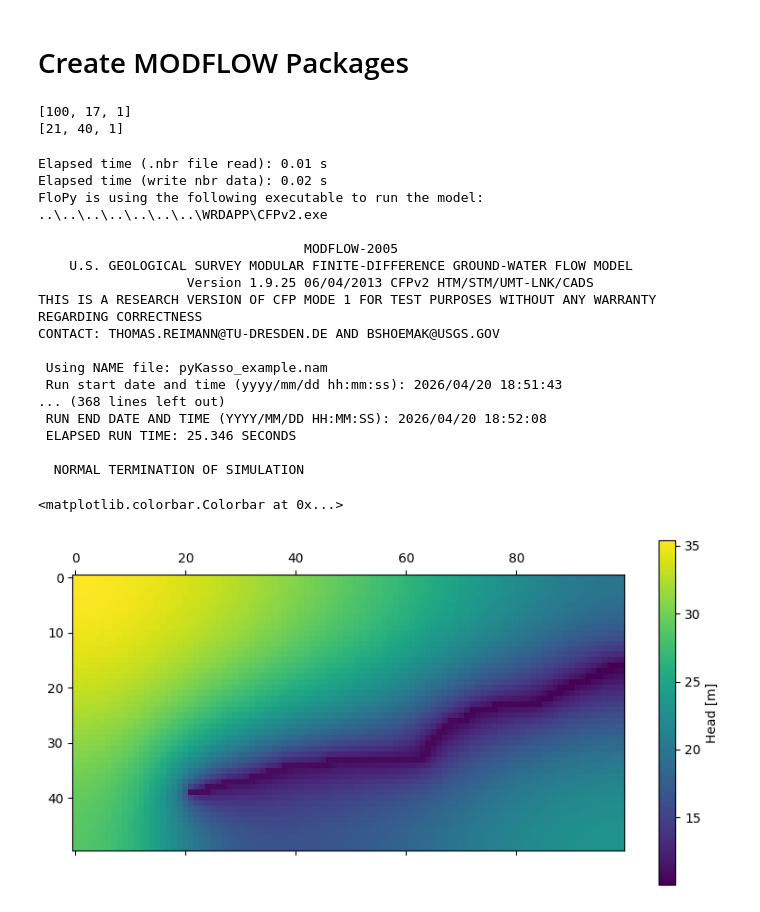
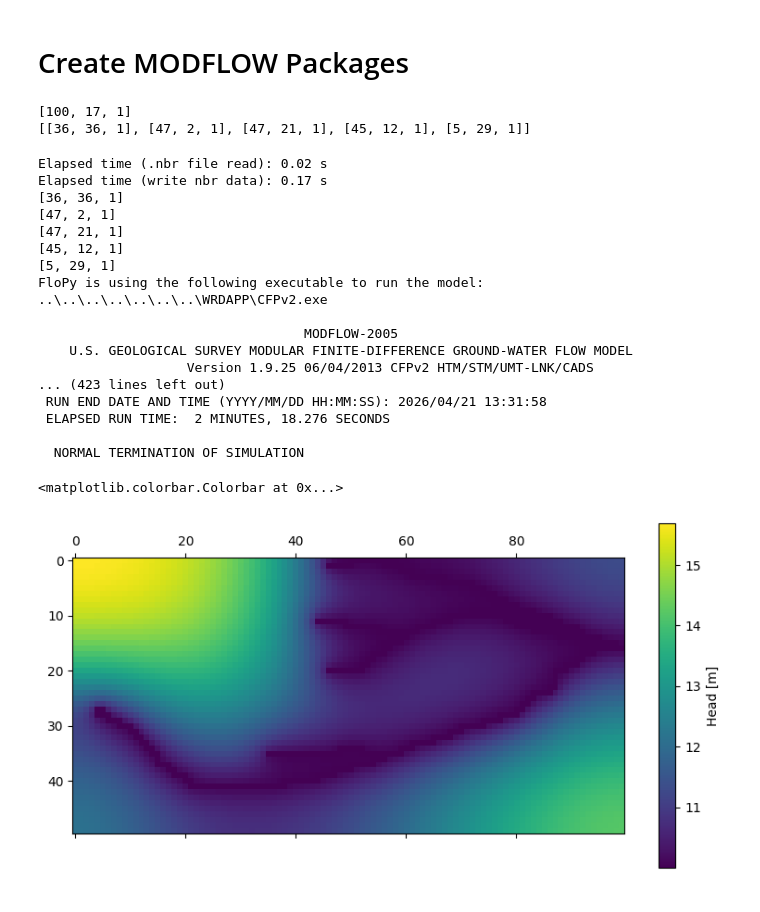
Before and after one commit to iGW-TU-Dresden/CFPy, a Jupyter notebook: vlab/VLAB_03.ipynb, the cells around one changed output. Saved outputs shown, nothing was run; the diff lists cells and outputs as text; code cells hidden in the pictures.

Commit message:
update VLAB03 example

```diff
--- a/vlab/VLAB_03.ipynb
+++ b/vlab/VLAB_03.ipynb
@@ -513,14 +451,31 @@ i.e., whether branches are correctly isolated or ifthey got connected during pro
 # Create MODFLOW Packages
 # %%
 # Get the modflow indices for spring
-col_idx_spring, row_idx_spring = position_to_index(o_x, o_y)
-idxs_spring = [int(col_idx_spring), int(row_idx_spring), 1]
+# get the first spring only
+idxs_spring_pk = np.argwhere(~np.isnan(outlets))[0]
+# reverse column and row index and add 1 to conform with modflow
+idxs_spring = [int(idxs_spring_pk[1] + 1), int(idxs_spring_pk[0] + 1), 1]
 
 print(idxs_spring)
 
 # Get the modflow indices for inlet
-col_idx_inlet, row_idx_inlet = position_to_index(in_x_0, in_y_0)
-idxs_inlet = [int(col_idx_inlet), int(row_idx_inlet), 1]
+# Store the nodes in a DataFrame
+df = pd.DataFrame.from_dict(
+    app.model.vectors['nodes'],
+    orient='index',
+    columns=['x', 'y', 'z', 'type'],
+)
+# get inlet locations
+df = df[df["type"] == "inlet"]
+
+# get indices
+idxs_inlet = []
+for i in df.iterrows():
+    x = i[1]["x"]
+    y = i[1]["y"]
+
+    col, row = app.model.grid.get_indices((x, y))
+    idxs_inlet.append([int(col[0]) + 1, n_rows - int(row[0]), 1])
 
 print(idxs_inlet)
 
@@ -534,7 +489,7 @@ lay_elevs_array = [np.ones((n_rows, n_cols)) * lay_elevs[0],
                    np.ones((n_rows, n_cols)) * lay_elevs[1]]
 # %% [output]
 [100, 17, 1]
-[21, 40, 1]
+[[36, 36, 1], [47, 2, 1], [47, 21, 1], [45, 12, 1], [5, 29, 1]]
 # %%
 """ DIS """
 # Create dis object
@@ -768,14 +718,16 @@ coc = coc.coc()
 # initially set p_crch to 0 for all nodes (no direct recharge)
 p_crch = np.zeros((len(nbr_data[0]))).tolist()
 
-# search if the spring exists in the nodes
-if idxs_inlet in nbr_data[2]:
-    # get the position of inlet node inside nbr_data
-    pos = nbr_data[2].index(idxs_inlet)
-    # assign the head to spring node
-    p_crch[pos] = 1.
-else:
-    raise Exception("Cannot find indices of inlet in the indices of nodes!")
+for idx in idxs_inlet:
+    # search if the spring exists in the nodes
+    print(idx)
+    if idx in nbr_data[2]:
+        # get the position of inlet node inside nbr_data
+        pos = nbr_data[2].index(idx)
+        # assign the head to spring node
+        p_crch[pos] = 1.
+    else:
+        raise Exception("Cannot find indices of inlet in the indices of nodes!")
 
 crch = cfpy.crch(iflag_crch = 1,
                     nper = n_pers,
@@ -806,31 +758,31 @@ nam.update_nam()
 """ Run model """
 success, buff = mf.run_model(silent=False)
 # %% [output]
-Elapsed time (.nbr file read): 0.01 s
-Elapsed time (write nbr data): 0.02 s
+Elapsed time (.nbr file read): 0.02 s
+Elapsed time (write nbr data): 0.17 s
+[36, 36, 1]
+[47, 2, 1]
+[47, 21, 1]
+[45, 12, 1]
+[5, 29, 1]
 FloPy is using the following executable to run the model: ..\..\..\..\..\..\..\WRDAPP\CFPv2.exe
 
                                   MODFLOW-2005
     U.S. GEOLOGICAL SURVEY MODULAR FINITE-DIFFERENCE GROUND-WATER FLOW MODEL
                    Version 1.9.25 06/04/2013 CFPv2 HTM/STM/UMT-LNK/CADS
-THIS IS A RESEARCH VERSION OF CFP MODE 1 FOR TEST PURPOSES WITHOUT ANY WARRANTY REGARDING CORRECTNESS
-CONTACT: THOMAS.REIMANN@TU-DRESDEN.DE AND BSHOEMAK@USGS.GOV
-
- Using NAME file: pyKasso_example.nam
- Run start date and time (yyyy/mm/dd hh:mm:ss): 2026/04/20 18:51:43
-... (368 lines left out)
- RUN END DATE AND TIME (YYYY/MM/DD HH:MM:SS): 2026/04/20 18:52:08
- ELAPSED RUN TIME: 25.346 SECONDS
+... (423 lines left out)
+ RUN END DATE AND TIME (YYYY/MM/DD HH:MM:SS): 2026/04/21 13:31:58
+ ELAPSED RUN TIME:  2 MINUTES, 18.276 SECONDS
 
   NORMAL TERMINATION OF SIMULATION
 # %%
 hds_file = os.path.join(path, f"{modelname}.hds")
 hds = bf.HeadFile(hds_file)
 head = hds.get_alldata()
 
-plt.matshow(head[360, 0, :, :])
+plt.matshow(head[0, 0, :, :])
 plt.colorbar(label="Head [m]")
 # %% [output]
 <matplotlib.colorbar.Colorbar at 0x...>
-[figure, old version]
+[figure, new version]
 # %%
```
Also changed, not shown: parts of 13 cells of this notebook, 2 other files.
